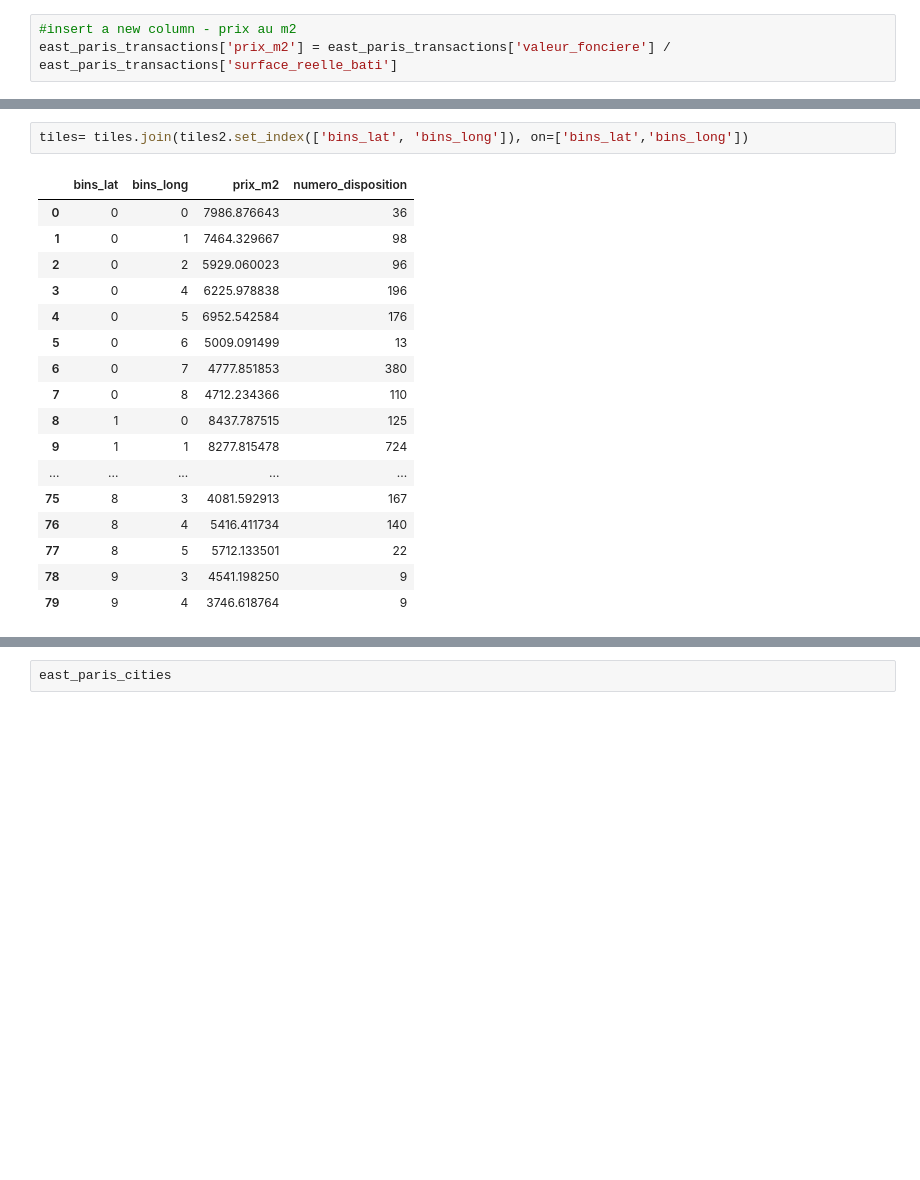
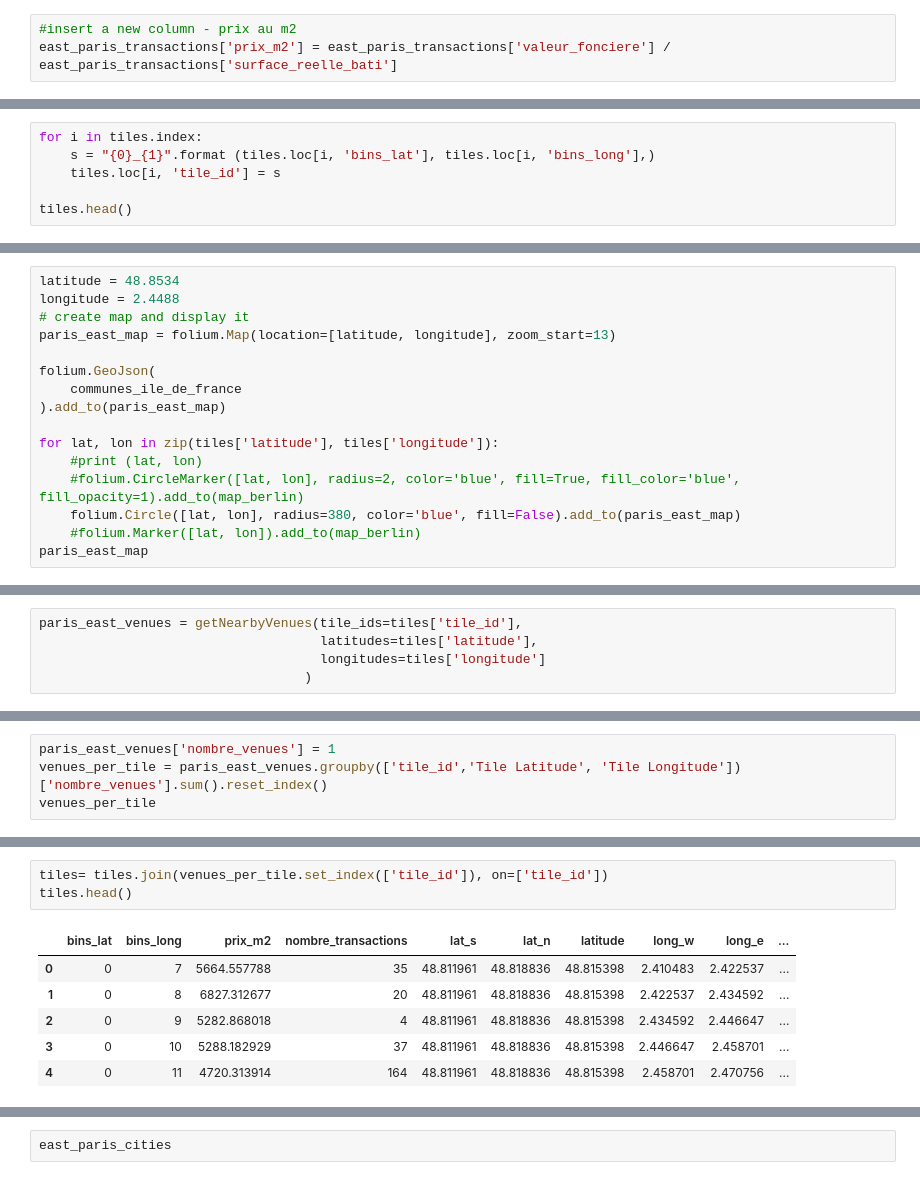
Before and after one commit to paulpreda/coursera_capstone, a Jupyter notebook: Paris - City of Light.ipynb, the cells around one changed output, grey strips where cells are left out. Drawn from its saved outputs; the diff is of its cells as text; blank space fills up the shorter version.

```diff
--- a/Paris - City of Light.ipynb
+++ b/Paris - City of Light.ipynb
@@ -457,0 +418,6 @@ tiles2
+# %%
+for i in tiles.index:
+    s = "{0}_{1}".format (tiles.loc[i, 'bins_lat'], tiles.loc[i, 'bins_long'],)
+    tiles.loc[i, 'tile_id'] = s
+
+tiles.head()
@@ -457,0 +431,16 @@ tiles2
+# %%
+latitude = 48.8534
+longitude = 2.4488
+# create map and display it
+paris_east_map = folium.Map(location=[latitude, longitude], zoom_start=13)
+
+folium.GeoJson(
+    communes_ile_de_france
+).add_to(paris_east_map)
+
+for lat, lon in zip(tiles['latitude'], tiles['longitude']):
+    #print (lat, lon)
+    #folium.CircleMarker([lat, lon], radius=2, color='blue', fill=True, fill_color='blue', fill_opacity=1).add_to(map_berlin)
+    folium.Circle([lat, lon], radius=380, color='blue', fill=False).add_to(paris_east_map)
+    #folium.Marker([lat, lon]).add_to(map_berlin)
+paris_east_map
@@ -457,0 +494,5 @@ tiles2
+# %%
+paris_east_venues = getNearbyVenues(tile_ids=tiles['tile_id'],
+                                    latitudes=tiles['latitude'],
+                                    longitudes=tiles['longitude']
+                                  )
@@ -457,0 +537,4 @@ tiles2
+# %%
+paris_east_venues['nombre_venues'] = 1
+venues_per_tile = paris_east_venues.groupby(['tile_id','Tile Latitude', 'Tile Longitude'])['nombre_venues'].sum().reset_index()
+venues_per_tile
@@ -458,21 +559,11 @@ tiles2
 # %%
-tiles= tiles.join(tiles2.set_index(['bins_lat', 'bins_long']), on=['bins_lat','bins_long'])
+tiles= tiles.join(venues_per_tile.set_index(['tile_id']), on=['tile_id'])
+tiles.head()
 # %% [output]
-|  | bins_lat | bins_long | prix_m2 | numero_disposition |
-| 0 | 0 | 0 | 7986.876643 | 36 |
-| 1 | 0 | 1 | 7464.329667 | 98 |
-| 2 | 0 | 2 | 5929.060023 | 96 |
-| 3 | 0 | 4 | 6225.978838 | 196 |
-| 4 | 0 | 5 | 6952.542584 | 176 |
-| 5 | 0 | 6 | 5009.091499 | 13 |
-| 6 | 0 | 7 | 4777.851853 | 380 |
-| 7 | 0 | 8 | 4712.234366 | 110 |
-| 8 | 1 | 0 | 8437.787515 | 125 |
-| 9 | 1 | 1 | 8277.815478 | 724 |
-| ... | ... | ... | ... | ... |
-| 75 | 8 | 3 | 4081.592913 | 167 |
-| 76 | 8 | 4 | 5416.411734 | 140 |
-| 77 | 8 | 5 | 5712.133501 | 22 |
-| 78 | 9 | 3 | 4541.198250 | 9 |
-| 79 | 9 | 4 | 3746.618764 | 9 |
+|  | bins_lat | bins_long | prix_m2 | nombre_transactions | lat_s | lat_n | latitude | long_w | long_e | ... |
+| 0 | 0 | 7 | 5664.557788 | 35 | 48.811961 | 48.818836 | 48.815398 | 2.410483 | 2.422537 | ... |
+| 1 | 0 | 8 | 6827.312677 | 20 | 48.811961 | 48.818836 | 48.815398 | 2.422537 | 2.434592 | ... |
+| 2 | 0 | 9 | 5282.868018 | 4 | 48.811961 | 48.818836 | 48.815398 | 2.434592 | 2.446647 | ... |
+| 3 | 0 | 10 | 5288.182929 | 37 | 48.811961 | 48.818836 | 48.815398 | 2.446647 | 2.458701 | ... |
+| 4 | 0 | 11 | 4720.313914 | 164 | 48.811961 | 48.818836 | 48.815398 | 2.458701 | 2.470756 | ... |
 # %%
```
Also changed, not shown: parts of 44 cells of this notebook.
